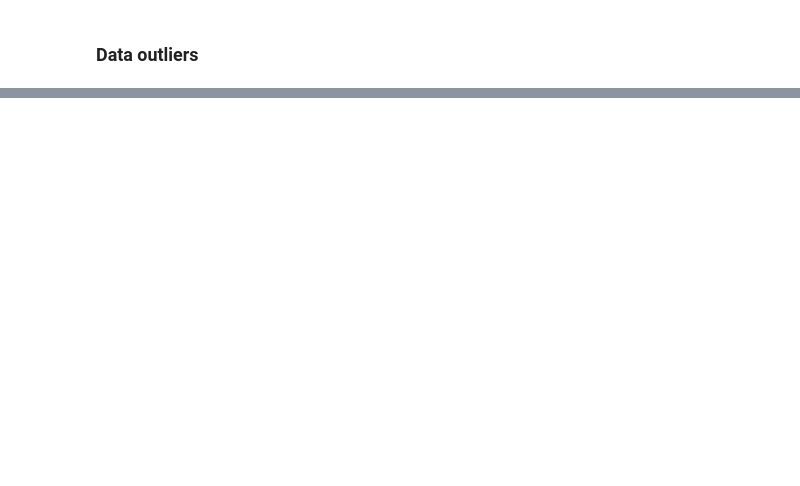
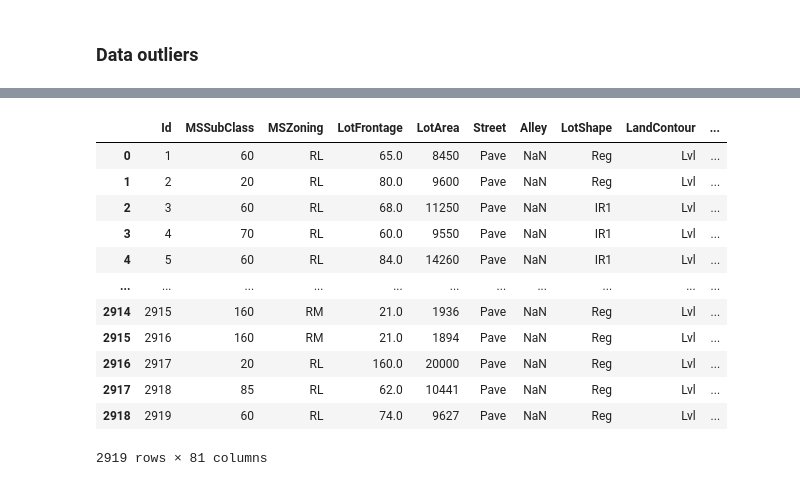
Before and after one commit to weisds/house-pricing-comp, a Jupyter notebook: house_pricing_prediction.ipynb, the cells around one changed output, grey strips where cells are left out. Saved outputs shown, nothing was run; the diff lists cells and outputs as text; code cells hidden in the pictures; blank space fills up the shorter version.

```diff
--- a/house_pricing_prediction.ipynb
+++ b/house_pricing_prediction.ipynb
@@ -502,0 +523,27 @@ array([ 1.,  4., 10.])
+# %%
+#creating combined dataframe for process
+
+train_raw_lable = train_raw.copy()
+train_raw_lable['IsTrain'] = 1
+y_train = train_raw_lable.SalePrice.copy()
+train_raw_lable = train_raw_lable.drop('SalePrice', axis = 1)
+
+test_raw_lable = test_raw.copy()
+test_raw_lable['IsTrain'] = 0
+all_data_raw = pd.concat([train_raw_lable, test_raw_lable], ignore_index=True, sort=False)
+# %%
+all_data_raw
+# %% [output]
+|  | Id | MSSubClass | MSZoning | LotFrontage | LotArea | Street | Alley | LotShape | LandContour | ... |
+| 0 | 1 | 60 | RL | 65.0 | 8450 | Pave | NaN | Reg | Lvl | ... |
+| 1 | 2 | 20 | RL | 80.0 | 9600 | Pave | NaN | Reg | Lvl | ... |
+| 2 | 3 | 60 | RL | 68.0 | 11250 | Pave | NaN | IR1 | Lvl | ... |
+| 3 | 4 | 70 | RL | 60.0 | 9550 | Pave | NaN | IR1 | Lvl | ... |
+| 4 | 5 | 60 | RL | 84.0 | 14260 | Pave | NaN | IR1 | Lvl | ... |
+| ... | ... | ... | ... | ... | ... | ... | ... | ... | ... | ... |
+| 2914 | 2915 | 160 | RM | 21.0 | 1936 | Pave | NaN | Reg | Lvl | ... |
+| 2915 | 2916 | 160 | RM | 21.0 | 1894 | Pave | NaN | Reg | Lvl | ... |
+| 2916 | 2917 | 20 | RL | 160.0 | 20000 | Pave | NaN | Reg | Lvl | ... |
+| 2917 | 2918 | 85 | RL | 62.0 | 10441 | Pave | NaN | Reg | Lvl | ... |
+| 2918 | 2919 | 60 | RL | 74.0 | 9627 | Pave | NaN | Reg | Lvl | ... |
+2919 rows × 81 columns
```
Also changed, not shown: parts of 14 cells of this notebook.
